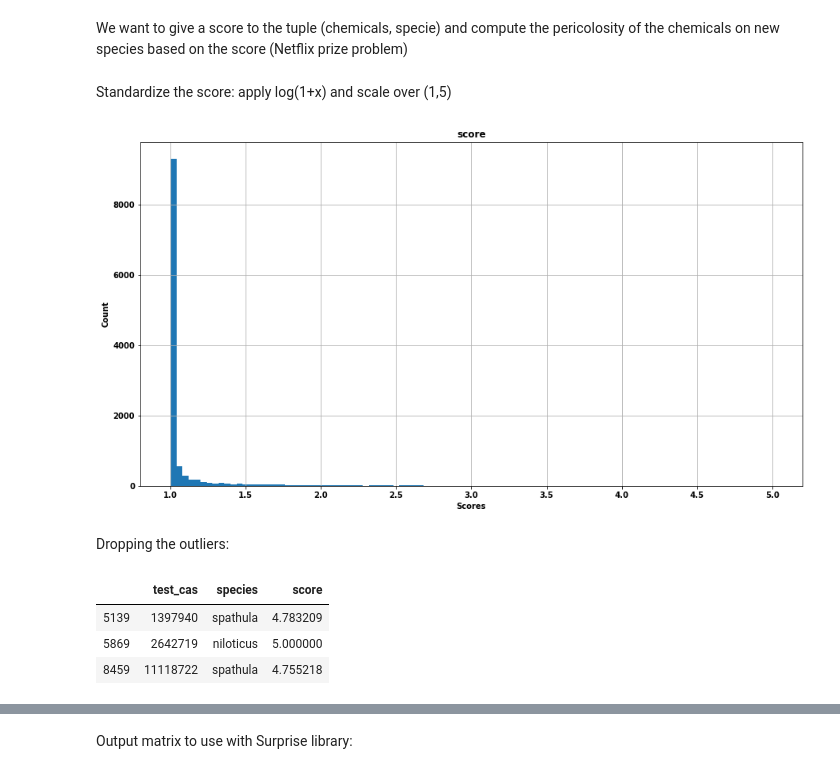
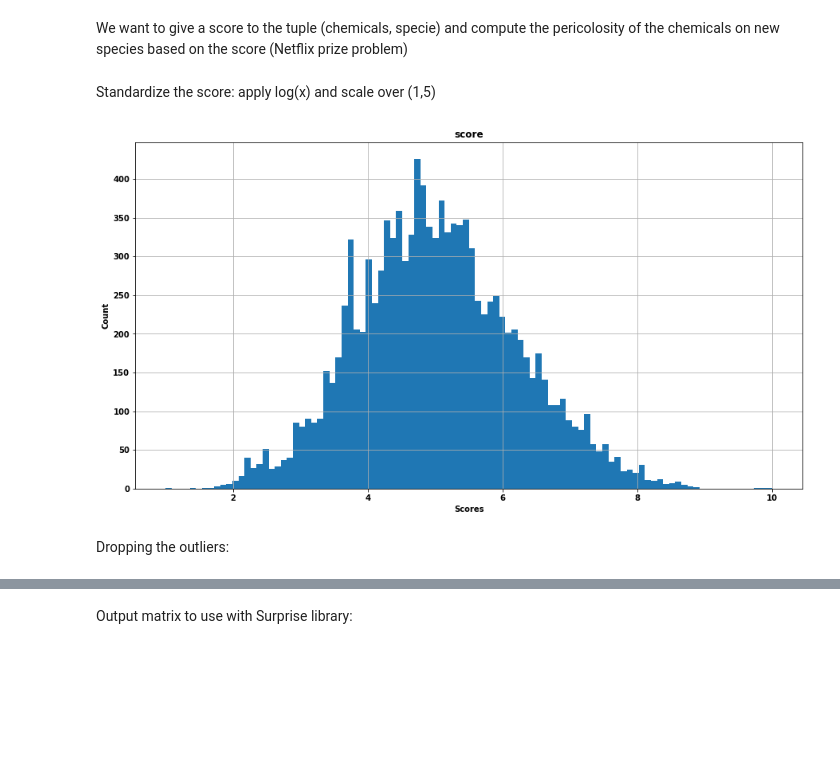
Before and after one commit to manuleo/ML_Toxicology_Testing, a Jupyter notebook: matrix_fact/Factorization_preparation.ipynb, the cells around one changed output, grey strips where cells are left out. Drawn from its saved outputs; the diff is of its cells as text; code cells hidden in the pictures; blank space fills up the shorter version.

```diff
--- a/matrix_fact/Factorization_preparation.ipynb
+++ b/matrix_fact/Factorization_preparation.ipynb
@@ -35,27 +50,23 @@ X_fact = X_fact.drop(columns=["conc1_mean", "obs_duration_mean"]).reset_index()
 # %% [markdown]
-Standardize the score: apply log(1+x) and scale over (1,5)
+Standardize the score: apply log(x) and scale over (1,5)
 # %%
-X_fact.score = X_fact.score.apply(lambda x: np.log1p(x))
+X_fact_scored = X_fact.copy()
+X_fact_scored.score = X_fact_scored.score.apply(lambda x: np.log(x))
 # %%
 # MinMax scale score
-minmax = MinMaxScaler((1, 5))
-minmax.fit(X_fact[["score"]])
-X_fact[["score"]] = minmax.transform(X_fact[["score"]])
+minmax = MinMaxScaler((1, 10))
+minmax.fit(X_fact_scored[["score"]])
+X_fact_scored[["score"]] = minmax.transform(X_fact_scored[["score"]])
 # %%
-X_fact[["score"]].hist(bins=100);
+X_fact_scored[["score"]].hist(bins=100);
 #plt.yscale("log")
 #plt.xscale("log")
 plt.xlabel("Scores")
 plt.ylabel("Count");
 # %% [output]
-[figure, old version]
+[figure, new version]
 # %% [markdown]
 Dropping the outliers:
 # %%
-X_fact[X_fact.score > 4]
+# X_fact[X_fact.score > 4]
-# %% [output]
-|  | test_cas | species | score |
-| 5139 | 1397940 | spathula | 4.783209 |
-| 5869 | 2642719 | niloticus | 5.000000 |
-| 8459 | 11118722 | spathula | 4.755218 |
 # %%
```
Also changed, not shown: parts of 59 cells of this notebook, 11 other files.
